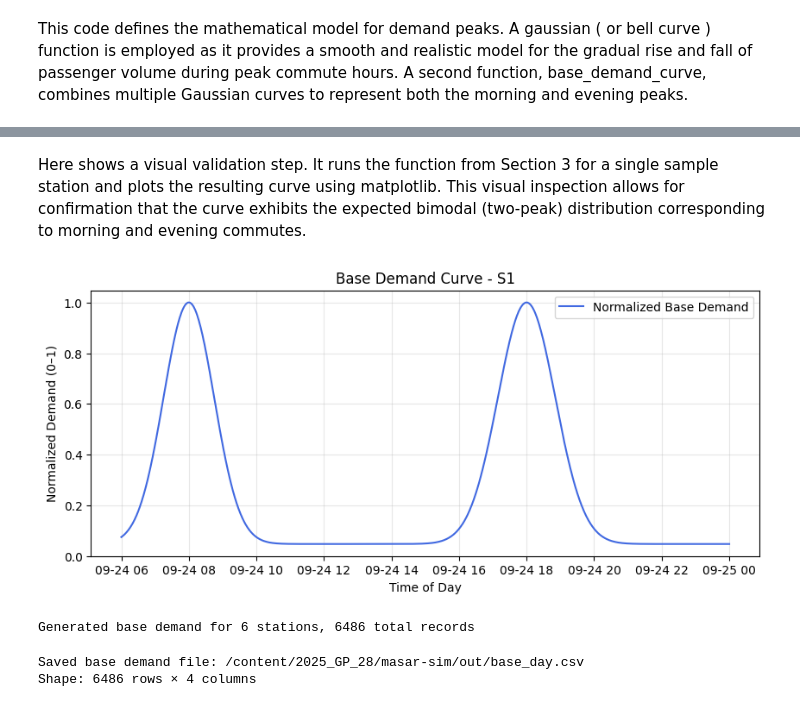
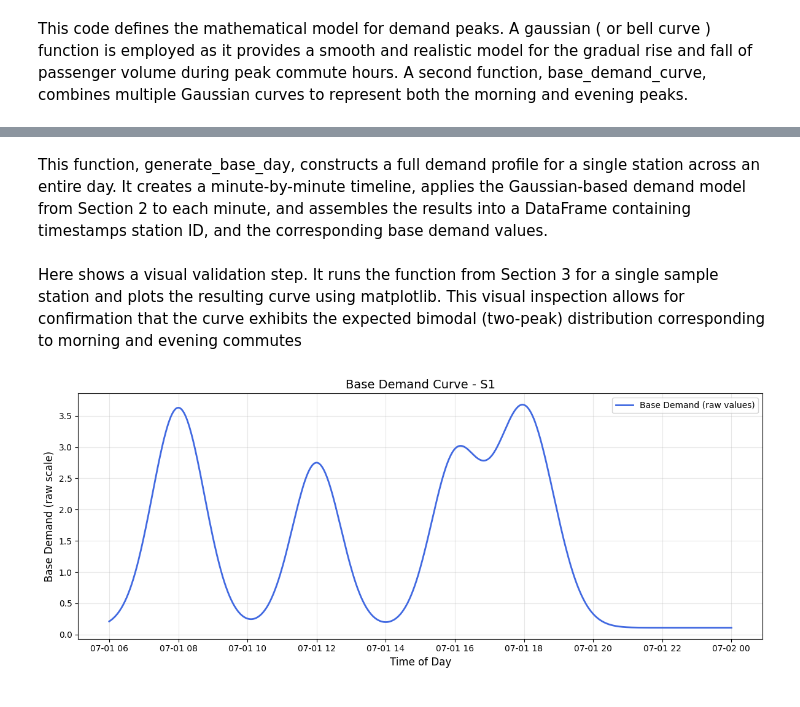
Before and after one commit to Jana-Alrzoog/2025_GP_28, a Jupyter notebook: masar-sim/notebooks/masar_base_demand.ipynb, the cells around one changed output, grey strips where cells are left out. Saved outputs shown, nothing was run; the diff lists cells and outputs as text; code cells hidden in the pictures.

```diff
--- a/masar-sim/notebooks/masar_base_demand.ipynb
+++ b/masar-sim/notebooks/masar_base_demand.ipynb
@@ -87,0 +123,4 @@ This function, generate_base_day, constructs the full 24-hour demand profile for
+# %%
+def gaussian(x, mu, sigma_h):
+    sigma = sigma_h * 60
+    return np.exp(-0.5 * ((x - mu) / sigma) ** 2)
@@ -88,78 +144,52 @@ This function, generate_base_day, constructs the full 24-hour demand profile for
+# %% [markdown]
+This function, generate_base_day, constructs a full demand profile for
+a single station across an entire day. It creates a minute-by-minute
+timeline, applies the Gaussian-based demand model from Section 2 to each minute, and assembles the results into a DataFrame containing timestamps station ID, and the corresponding base demand values.
 # %%
 # ============================================================
 # 3. Generate Daily Curve (One Station Example)
 # ============================================================
 
 def generate_base_day(station_id, config):
-    """Generate normalized base demand (0..~2.5) for one station"""
-    start = datetime(2025, 9, 24, 6, 0)
+    start = datetime(2025, 7, 1, 6, 0)
+    end   = datetime(2025, 7, 2, 0, 0)
 
-    end   = datetime(2025, 9, 25, 0, 0)
     times = pd.date_range(start, end, freq="1min")
+    minutes = [t.hour * 60 + t.minute for t in times]
 
-    minutes = [t.hour * 60 + t.minute for t in times]
     base_values = [base_demand_curve(m, config) for m in minutes]
 
     df = pd.DataFrame({
         "timestamp": times,
         "station_id": station_id,
-        "base_demand": base_values
+        "base_demand_norm": base_values
     })
 
-    # Normalize so max = 1.0
-    df["base_demand_norm"] = df["base_demand"] / df["base_demand"].max()
     return df
 # %% [markdown]
-Here shows a visual validation step. It runs the function from Section 3 for a single sample station and plots the resulting curve using matplotlib. This visual inspection allows for confirmation that the curve exhibits the expected bimodal (two-peak) distribution corresponding to morning and evening commutes.
+Here shows a visual validation step. It runs the function from Section 3 for a single sample station and plots the resulting curve using matplotlib. This visual inspection allows for confirmation that the curve exhibits the expected bimodal (two-peak) distribution corresponding to morning and evening commutes
 # %%
+# ============================================================
  # 4. Plot Example
 # ============================================================
-
 example_station = "S1"
 df_example = generate_base_day(example_station, config)
 
-plt.figure(figsize=(10,4))
-plt.plot(df_example["timestamp"], df_example["base_demand_norm"], label="Normalized Base Demand", color="royalblue")
-plt.title(f"Base Demand Curve - {example_station}")
-plt.xlabel("Time of Day")
-plt.ylabel("Normalized Demand (0–1)")
+plt.figure(figsize=(12,5))
+plt.plot(
+    df_example["timestamp"],
+    df_example["base_demand_norm"],
+    label="Base Demand (raw values)",
+    color="royalblue",
+    linewidth=2
+)
+
+plt.title(f"Base Demand Curve - {example_station}", fontsize=14)
+plt.xlabel("Time of Day", fontsize=12)
+plt.ylabel("Base Demand (raw scale)", fontsize=12)
 plt.grid(True, alpha=0.3)
 plt.legend()
+plt.tight_layout()
 plt.show()
 # %% [output]
-[figure, old version]
+[figure, new version]
-# %%
-
-# 5. Generate for All Stations
-# ============================================================
-
-all_df = []
-for st in stations:
-    sid = st["station_id"]
-    df = generate_base_day(sid, config)
-    all_df.append(df)
-
-base_df = pd.concat(all_df, ignore_index=True)
-
-print(f"Generated base demand for {len(stations)} stations, {len(base_df)} total records")
-# %% [output]
-Generated base demand for 6 stations, 6486 total records
-# %%
-# ============================================================
-# 6. Save the Base Demand to CSV
-# ============================================================
-
-ROOT = "/content/2025_GP_28"
-OUT_DIR = f"{ROOT}/masar-sim/out"
-OUT_PATH = f"{OUT_DIR}/base_day.csv"
-
-import os
-os.makedirs(OUT_DIR, exist_ok=True)
-
-base_df.to_csv(OUT_PATH, index=False, encoding="utf-8-sig")
-
-print(f"Saved base demand file: {OUT_PATH}")
-print(f"Shape: {base_df.shape[0]} rows × {base_df.shape[1]} columns")
-# %% [output]
-Saved base demand file: /content/2025_GP_28/masar-sim/out/base_day.csv
-Shape: 6486 rows × 4 columns
```
Also changed, not shown: parts of 12 cells of this notebook.
